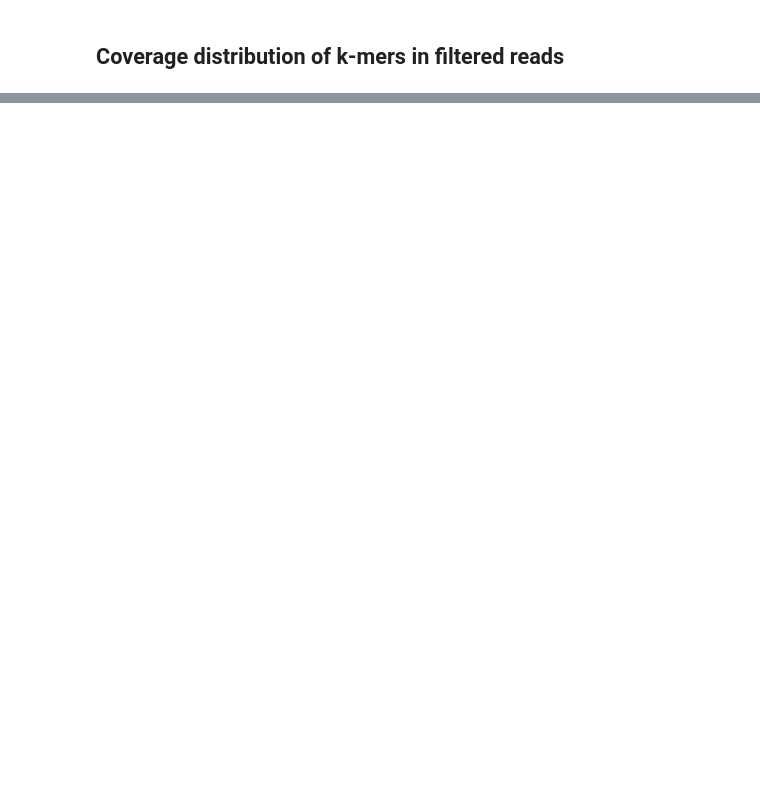
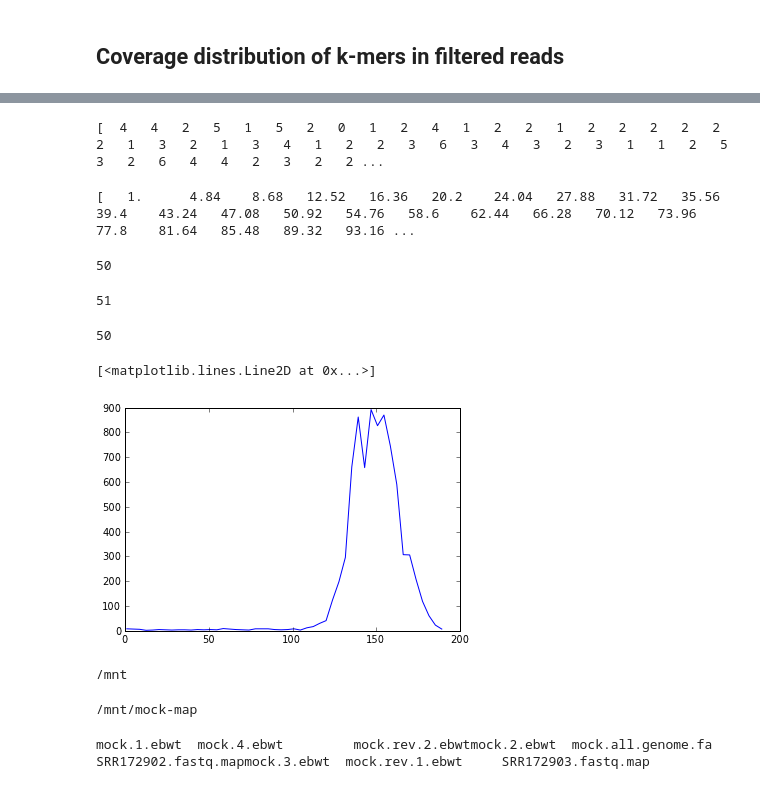
Before and after one commit to PhilWa/ngs-notebooks, a Jupyter notebook: ngs-44-kmer-distributions.ipynb, the cells around one changed output, grey strips where cells are left out. Drawn from its saved outputs; the diff is of its cells as text; code cells hidden in the pictures; blank space fills up the shorter version.

```diff
--- a/ngs-44-kmer-distributions.ipynb
+++ b/ngs-44-kmer-distributions.ipynb
@@ -107,4 +176,4 @@ hist(genome_pos.values(), bins=100)xlabel('coverage')ylabel('number of bases wit
 # %% [markdown]
 ## Coverage distribution of k-mers in filtered reads
 # %%
-hist(genome_pos_filt.values(), bins=100)xlabel('coverage')
+x, y = hist(genome_pos_filt.values(), bins=50)[0:2]xlabel('coverage')
@@ -110,0 +183,27 @@ hist(genome_pos_filt.values(), bins=100)xlabel('coverage')
+# %%
+print x
+# %% [output]
+[  4   4   2   5   1   5   2   0   1   2   4   1   2   2   1   2   2   2   2   2   2   1   3   2   1   3   4   1   2   2   3   6   3   4   3   2   3   1   1   2   5   3   2   6   4   4   2   3   2   2 ...
+# %%
+print y
+# %% [output]
+[   1.      4.84    8.68   12.52   16.36   20.2    24.04   27.88   31.72   35.56   39.4    43.24   47.08   50.92   54.76   58.6    62.44   66.28   70.12   73.96   77.8    81.64   85.48   89.32   93.16 ...
+# %%
+print len(x)
+# %% [output]
+50
+# %%
+print len(y)
+# %% [output]
+51
+# %%
+y = y[:-1]
+# %%
+print len(y)
+# %% [output]
+50
+# %%
+plot(y, x)
+# %% [output]
+[<matplotlib.lines.Line2D at 0x...>]
+[figure, added]
@@ -110,0 +212,12 @@ hist(genome_pos_filt.values(), bins=100)xlabel('coverage')
+# %%
+cd /mnt
+# %% [output]
+/mnt
+# %%
+cd mock-map
+# %% [output]
+/mnt/mock-map
+# %%
+ls
+# %% [output]
+mock.1.ebwt  mock.4.ebwt         mock.rev.2.ebwtmock.2.ebwt  mock.all.genome.fa  SRR172902.fastq.mapmock.3.ebwt  mock.rev.1.ebwt     SRR172903.fastq.map
```
Also changed, not shown: parts of 40 cells of this notebook, 2 other files.
